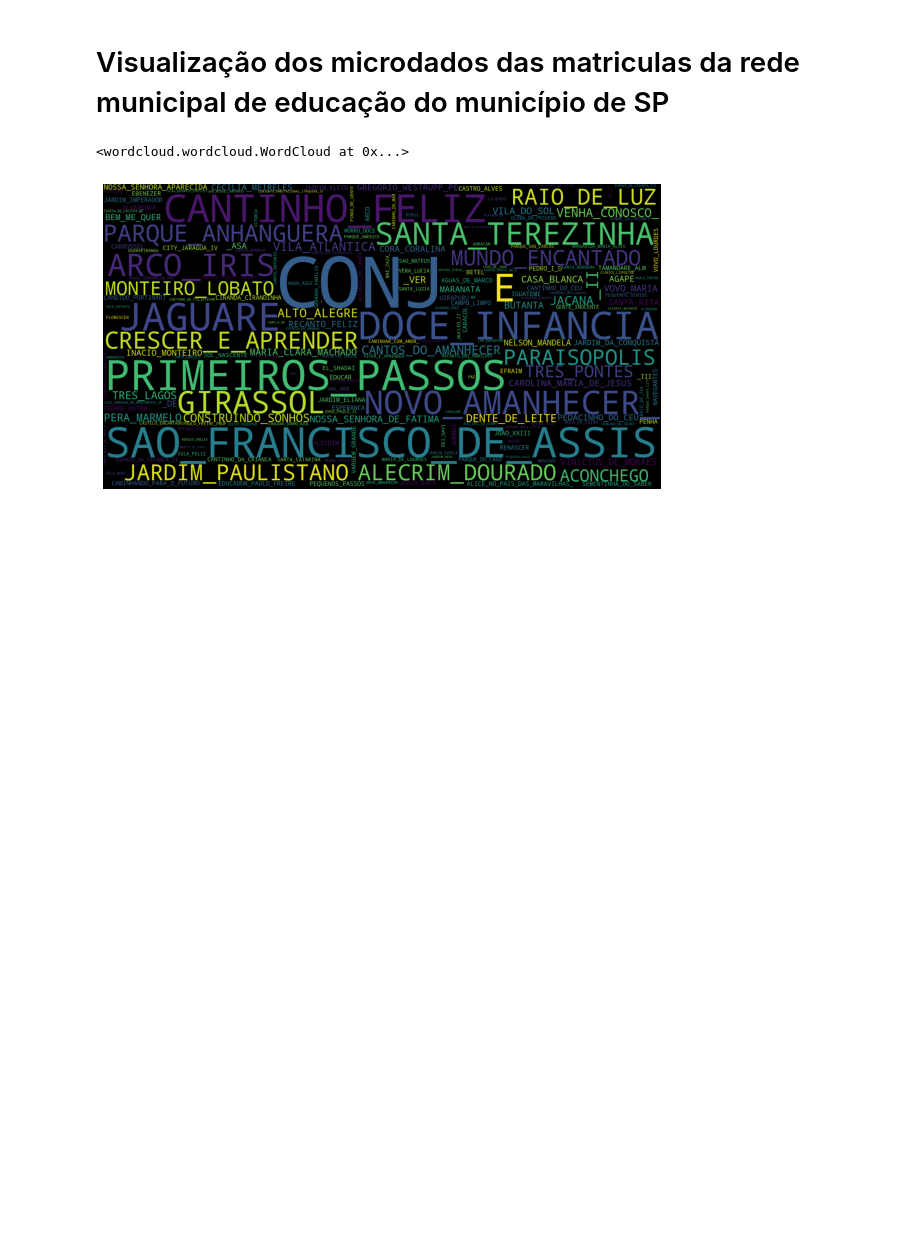
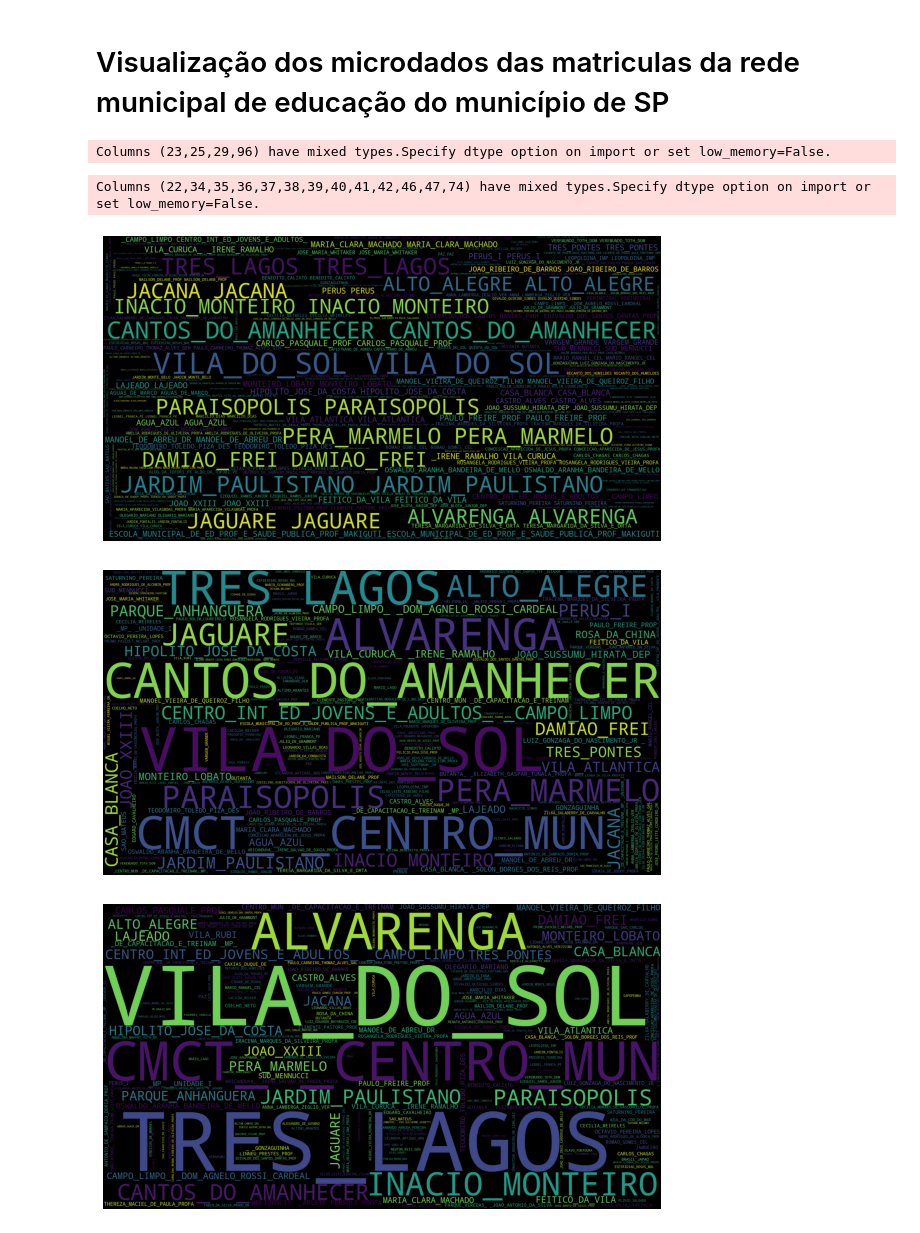
Before and after one commit to EnzoItaliano/visualizacao-dados, a Jupyter notebook: Microdados matriculas.ipynb, the cells around one changed output. Cells and saved outputs as stored; diff of their text form; code cells hidden in the pictures; blank space fills up the shorter version.

```diff
--- a/Microdados matriculas.ipynb
+++ b/Microdados matriculas.ipynb
@@ -32,25 +10,77 @@ y.to_csv('data/Matriculas_2019.csv', sep=';', index=False, line_terminator="" )
+# %%
+anos = ['2020', '2019', '2018']
+tam = 10000
+
+for i, ano in enumerate(anos):
+    if ano != '2018':
+        tabela = pd.read_csv('data/Microdados_EOL_Matriculas_Ano_' + ano + '.csv', encoding = "ISO-8859-1", sep = ';')
+        # tabela = pd.read_csv('data/Microdados_EOL_Matriculas_Ano_' + ano + '.csv', encoding = "ISO-8859-1", sep = ';', chunksize = tam)
+    else:
+        tabela = pd.read_csv('data/Microdados_EOL_Matriculas_Ano_' + ano + '.csv', encoding = "ISO-8859-1", sep = '|')
+        # tabela = pd.read_csv('data/Microdados_EOL_Matriculas_Ano_' + ano + '.csv', encoding = "ISO-8859-1", sep = '|', chunksize = tam)
+
+    # for chunk in tabela:
+    #     y = pd.DataFrame(chunk)
+    #     break
+
+    y = pd.DataFrame(tabela)
+
+    # Limpeza dados
+    if 'CD_INEP_ALUNO' not in y.columns:
+        y['CD_INEP_ALUNO'] = ''
+
+    if 'Hora_Inicio' not in y.columns:
+        y['Hora_Inicio'] = ''
+
+    labelsDeficiencia = ['NEE_ALT_HAB', 'DEF__AUTISMO', 'DEF__SURDEZ_LEVE', 'DEF__SURDEZ_SEV', 'DEF__INTELECT', 'DEF__MULTIPLA', 'DEF__CEGUEIRA', 'DEF__BAIXA_VISAO', 'DEF__SURDO_CEG', 'DEF__TRANST_DES_INF', 'DEF__SINDR_ASPER', 'DEF__SINDR_RETT', 'DEF__FIS_N_CADEIR', 'DEF__FIS_CADEIR', 'DEF__N_POSSUI']
+
+    for label in labelsDeficiencia:
+         y.loc[y[label] == '0,00', label] = 0
+         y.loc[y[label] == '1,00', label] = 1
+
+    y = y.drop(columns=['DESC_TIPO_PROGRAMA', 'CD_INEP_ALUNO', 'CD_PARECER_CONCL_FIN', 'DESC_PARECER_CONCL_FIN', 'DESC_TIPO_PROGRAMA', 'Hora_Inicio'])
+
+    y.loc[y['DESC_CICLO_ENSINO'].isnull(), 'DESC_CICLO_ENSINO'] = 'NAO INFORMADO'
+
+    y = y.drop_duplicates(subset='CD_ALUNO_SME')
+
+    if i == 0:
+        y.to_csv('data/Matriculas.csv', sep=';', index=False, line_terminator="")
+    else:
+        y.to_csv('data/Matriculas.csv', sep=';', mode='a', index=False, line_terminator="", header=False)
+# %% [output]
+Columns (23,25,29,96) have mixed types.Specify dtype option on import or set low_memory=False.
 # %%
-tabela = pd.read_csv('data/Matriculas_2019.csv', encoding = "ISO-8859-1", sep = ';')
+# tabela = pd.read_csv('data/Matriculas.csv', encoding = "ISO-8859-1", sep = ';', chunksize=tam)
 
+# for data in tabela:
+#     y = pd.DataFrame(data)
+#     break
+
+tabela = pd.read_csv('data/Matriculas.csv', encoding = "ISO-8859-1", sep = ';')
 y = pd.DataFrame(tabela)
+# %% [output]
+Columns (22,34,35,36,37,38,39,40,41,42,46,47,74) have mixed types.Specify dtype option on import or set low_memory=False.
 # %%
 from wordcloud import WordCloud
 import matplotlib.pyplot as plt
 
-text = y['NOME_ESCOLA'].str.replace(',', '').str.replace(' ', '_').str.cat(sep=' ')
-# print(text)
-wordcloud = WordCloud(background_color="black",
-                      width=1980, height=1080).generate(text)
+for ano in anos:
+    text = y.loc[y['AN_LETIVO'] == int(ano)]['NOME_ESCOLA'].str.replace(',', '').str.replace(' ', '_').str.cat(sep=' ')
 
-fig, ax = plt.subplots(figsize=(10,6))
-ax.imshow(wordcloud, interpolation='bilinear')
-ax.set_axis_off()
+    wordcloud = WordCloud(background_color="black",
+                          width=1980, height=1080).generate(text)
 
-plt.imshow(wordcloud)
-wordcloud.to_file("summary_wordcloud.png")
+    fig, ax = plt.subplots(figsize=(10,6))
+    ax.imshow(wordcloud, interpolation='bilinear')
+    ax.set_axis_off()
+
+    plt.imshow(wordcloud)
+    wordcloud.to_file('wordcloud_' + ano + '.png')
 # %% [output]
-<wordcloud.wordcloud.WordCloud at 0x...>
-[figure, old version]
+[figure, new version]
+[figure, added]
+[figure, added]
 # %%
 import plotly.graph_objects as go
 import numpy as np
```
Also changed, not shown: parts of 3 cells of this notebook, 1 other file.
